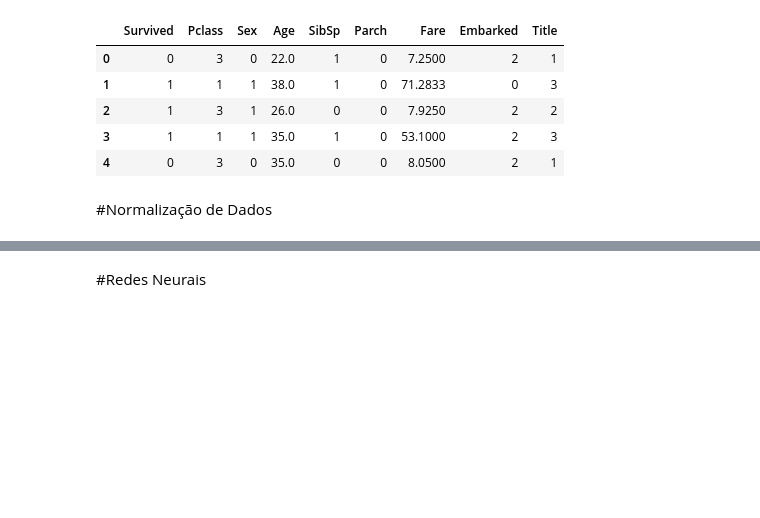
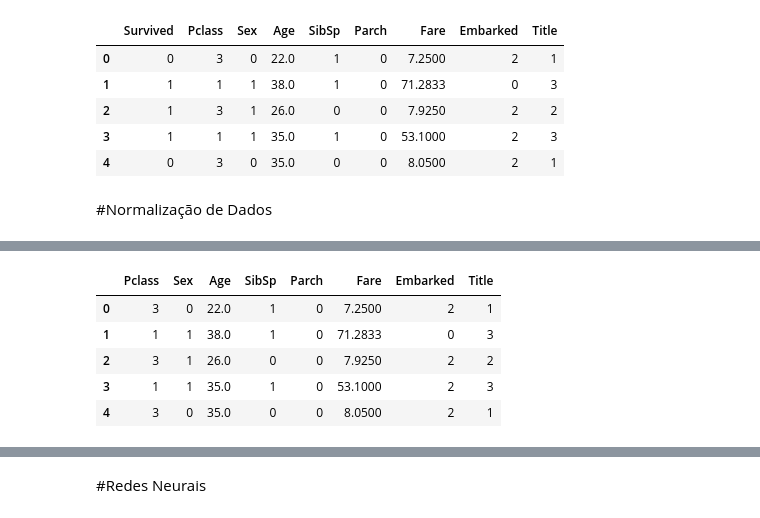
Before and after one commit to thalesgmendes/titanic-survival-analysis, a Jupyter notebook: Rede_Neurais_Avaliação_P3.ipynb, the cells around one changed output, grey strips where cells are left out. Drawn from its saved outputs; the diff is of its cells as text; code cells hidden in the pictures; blank space fills up the shorter version.

```diff
--- a/Rede_Neurais_Avaliação_P3.ipynb
+++ b/Rede_Neurais_Avaliação_P3.ipynb
@@ -290,0 +304,15 @@ plt.show()
+# %%
+# === Tratamento de Outliers na coluna 'Fare' e Separação da Variável Alvo ===
+
+# Cria um novo DataFrame 'df_4' removendo a coluna 'Survived' (variável alvo) de 'df_3'
+# 'axis=1' indica que é uma coluna; 'Survived' será o 'Y' para o modelo
+df_4 = df_3.drop(['Survived'],axis=1)
+# Exibe as primeiras linhas de df_4 para verificar a remoção de 'Survived'
+df_4.head()
+# %% [output]
+|  | Pclass | Sex | Age | SibSp | Parch | Fare | Embarked | Title |
+| 0 | 3 | 0 | 22.0 | 1 | 0 | 7.2500 | 2 | 1 |
+| 1 | 1 | 1 | 38.0 | 1 | 0 | 71.2833 | 0 | 3 |
+| 2 | 3 | 1 | 26.0 | 0 | 0 | 7.9250 | 2 | 2 |
+| 3 | 1 | 1 | 35.0 | 1 | 0 | 53.1000 | 2 | 3 |
+| 4 | 3 | 0 | 35.0 | 0 | 0 | 8.0500 | 2 | 1 |
```
Also changed, not shown: parts of 3 cells of this notebook.
